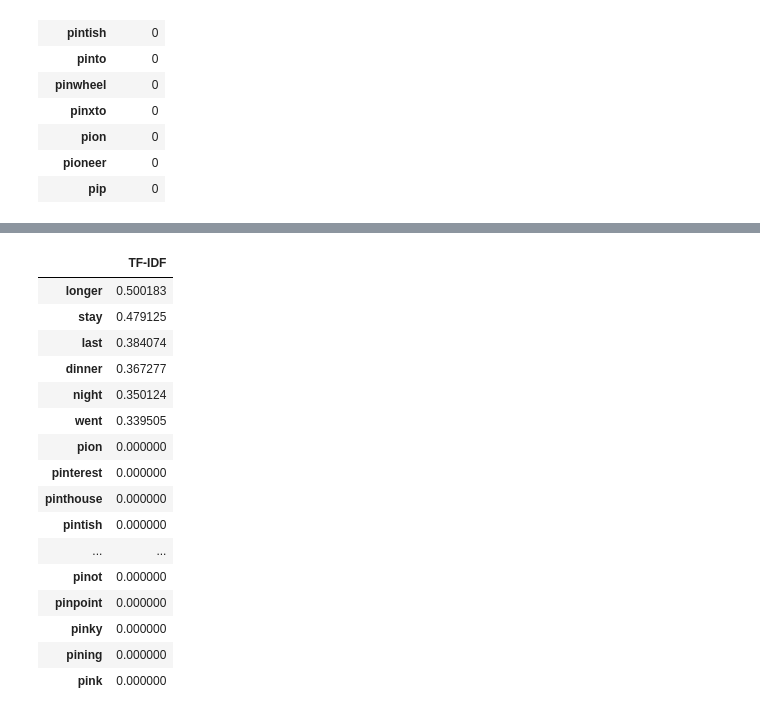
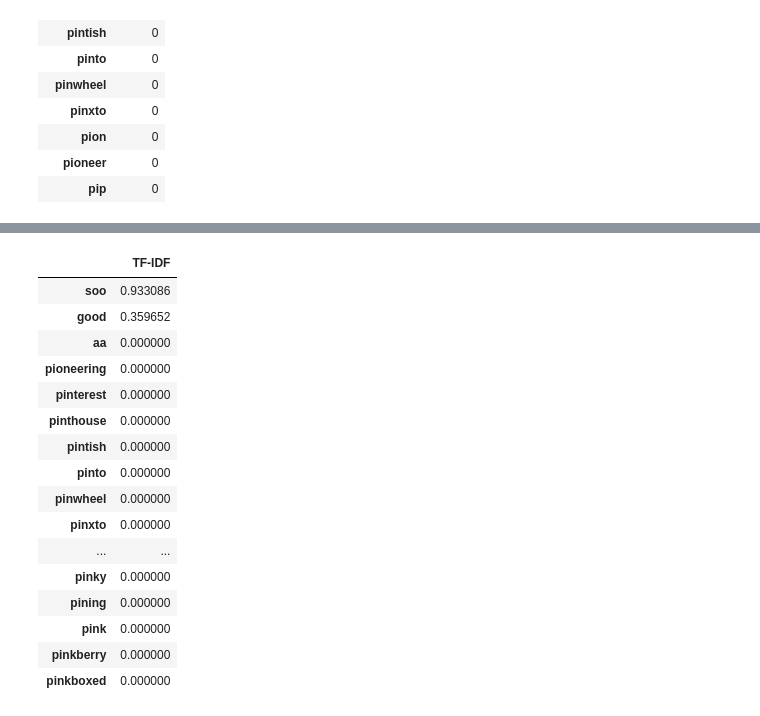
Before and after one commit to ksjiaxian/fyoudie, a Jupyter notebook: python_workbooks/tf-idf-sentiment-analysis.ipynb, the cells around one changed output, grey strips where cells are left out. Saved outputs shown, nothing was run; the diff lists cells and outputs as text; code cells hidden in the pictures.

Commit message:
wrapping up tfidf to export data

```diff
--- a/python_workbooks/tf-idf-sentiment-analysis.ipynb
+++ b/python_workbooks/tf-idf-sentiment-analysis.ipynb
@@ -190,7 +183,7 @@ review_info_df.head()
 
 from sklearn.model_selection import train_test_split
 
-X_train,X_test,Y_train, Y_test = train_test_split(review_info_df['pre_process'], review_info_df['review_id'], test_size=0.25, random_state=30)
+X_train,X_test,Y_train,Y_test,Z_train,Z_test = train_test_split(review_info_df['pre_process'], review_info_df['review_id'], review_info_df['business_id'], test_size=0.25, random_state=30)
 
-print('Train: ',X_train.shape,Y_train.shape,'Test: ',(X_test.shape,Y_test.shape))
+print('Train: ',X_train.shape,Y_train.shape,Z_train.shape,'Test: ',(X_test.shape,Y_test.shape,Z_test.shape))
 # %% [output]
@@ -266,24 +301,24 @@ TypeError: '>' not supported between instances of 'str' and 'int'
 # %%
 # mask for sentence for testing/visualization purposes
 
-df = pd.DataFrame(tf_x_test[3].T.todense(), index=vectorizer.get_feature_names(), columns=["TF-IDF"])
+df = pd.DataFrame(tf_x_test[0].T.todense(), index=vectorizer.get_feature_names(), columns=["TF-IDF"])
 df = df.sort_values('TF-IDF', ascending=False)
 df.head(30)
 # %% [output]
 |  | TF-IDF |
-| longer | 0.500183 |
-| stay | 0.479125 |
-| last | 0.384074 |
-| dinner | 0.367277 |
-| night | 0.350124 |
-| went | 0.339505 |
-| pion | 0.000000 |
+| soo | 0.933086 |
+| good | 0.359652 |
+| aa | 0.000000 |
+| pioneering | 0.000000 |
 | pinterest | 0.000000 |
 | pinthouse | 0.000000 |
 | pintish | 0.000000 |
+| pinto | 0.000000 |
+| pinwheel | 0.000000 |
+| pinxto | 0.000000 |
 | ... | ... |
-| pinot | 0.000000 |
-| pinpoint | 0.000000 |
 | pinky | 0.000000 |
 | pining | 0.000000 |
 | pink | 0.000000 |
+| pinkberry | 0.000000 |
+| pinkboxed | 0.000000 |
```
Also changed, not shown: parts of 8 cells of this notebook.
